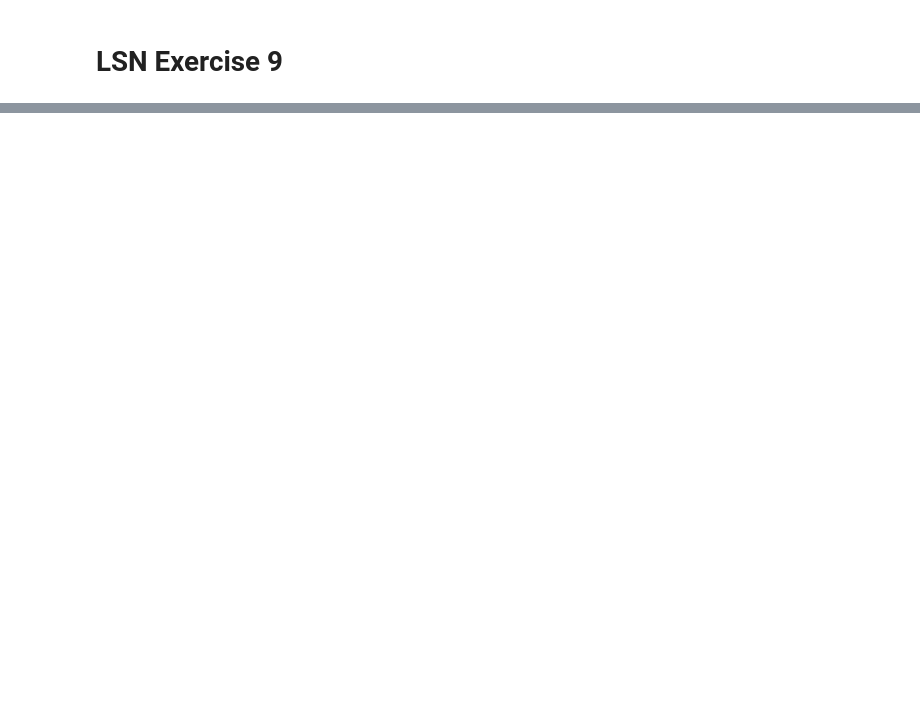
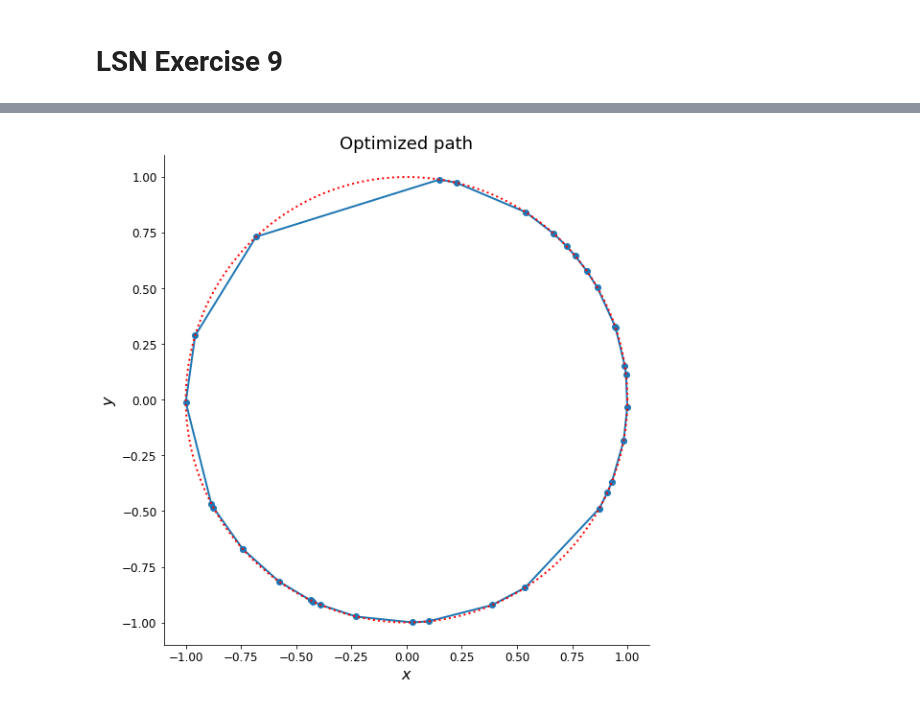
Before and after one commit to simonecodispoti/LSN_Exercises, a Jupyter notebook: excercise_09/Exercise9.ipynb, the cells around one changed output, grey strips where cells are left out. Drawn from its saved outputs; the diff is of its cells as text; code cells hidden in the pictures; blank space fills up the shorter version.

```diff
--- a/excercise_09/Exercise9.ipynb
+++ b/excercise_09/Exercise9.ipynb
@@ -53,0 +75,15 @@ plt.plot(x,y)
+# %%
+# Optimized path with closure
+x, y = Read_2_col("Circ/Best.conf")
+x.append(x[0])
+y.append(y[0])
+
+plt.figure(figsize=FIG_SIZE, constrained_layout=True)
+plt.plot(x, y, marker='o')
+plt.plot(x_c, y_c, linestyle='dotted', color='red')
+plt.title("Optimized path")
+plt.xlabel("$x$")
+plt.ylabel("$y$")
+plt.show()
+# %% [output]
+[figure, added]
```
Also changed, not shown: parts of 12 cells of this notebook, 38 other files.
